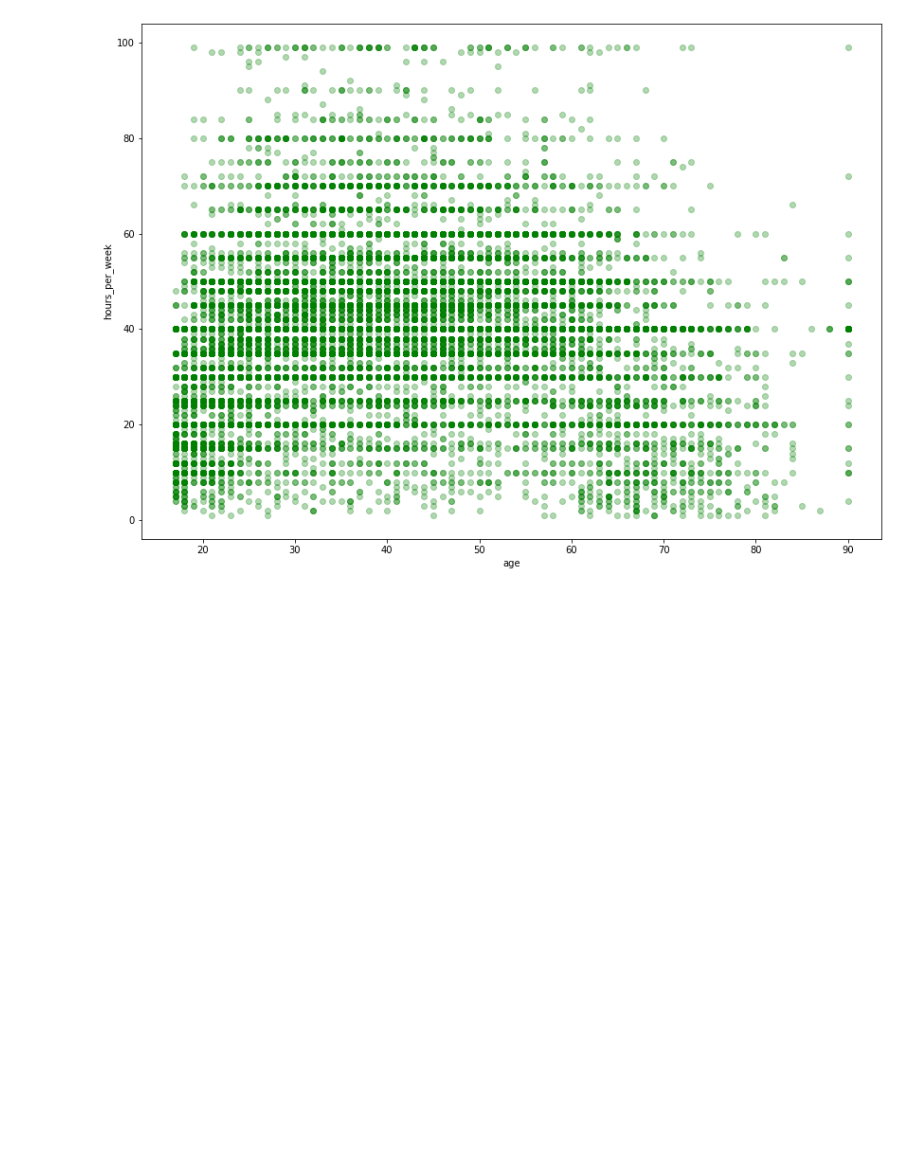
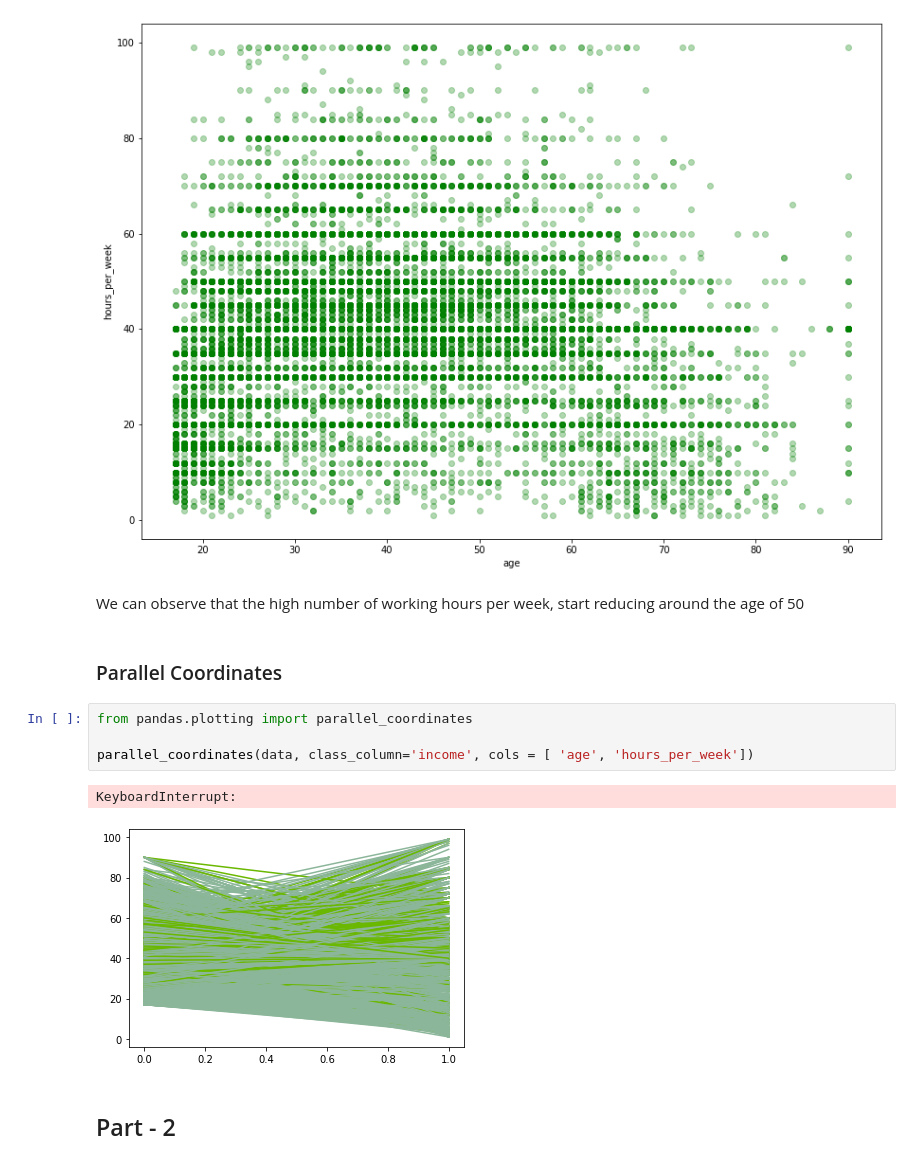
Before and after one commit to PulkitMadan/data_mining_labs, a Jupyter notebook: src/lab2.ipynb, the cells around one changed output. Saved outputs shown, nothing was run; the diff lists cells and outputs as text; blank space fills up the shorter version.

```diff
--- a/src/lab2.ipynb
+++ b/src/lab2.ipynb
@@ -257,3 +276,16 @@ plt.ylabel("hours_per_week")
 # %% [output]
 Text(0, 0.5, 'hours_per_week')
 [figure]
+# %% [markdown]
+We can observe that the high number of working hours per week, start reducing around the age of 50
+# %% [markdown]
+### Parallel Coordinates
+# %%
+from pandas.plotting import parallel_coordinates
+
+parallel_coordinates(data, class_column='income', cols = [ 'age', 'hours_per_week'])
+# %% [output]
+KeyboardInterrupt:
+[figure, added]
+# %% [markdown]
+## Part - 2
```
Also changed, not shown: parts of 33 cells of this notebook, 1 other file.
